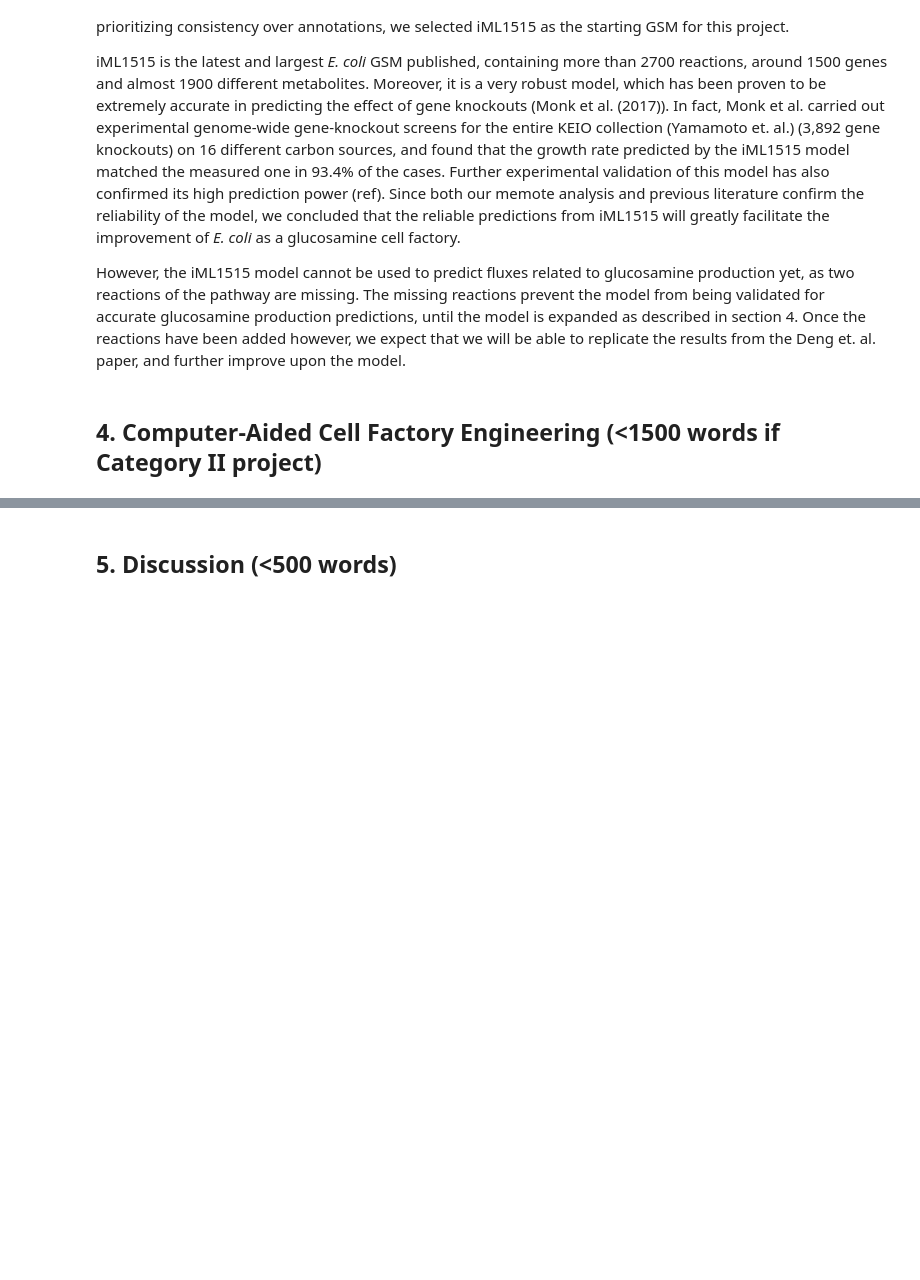
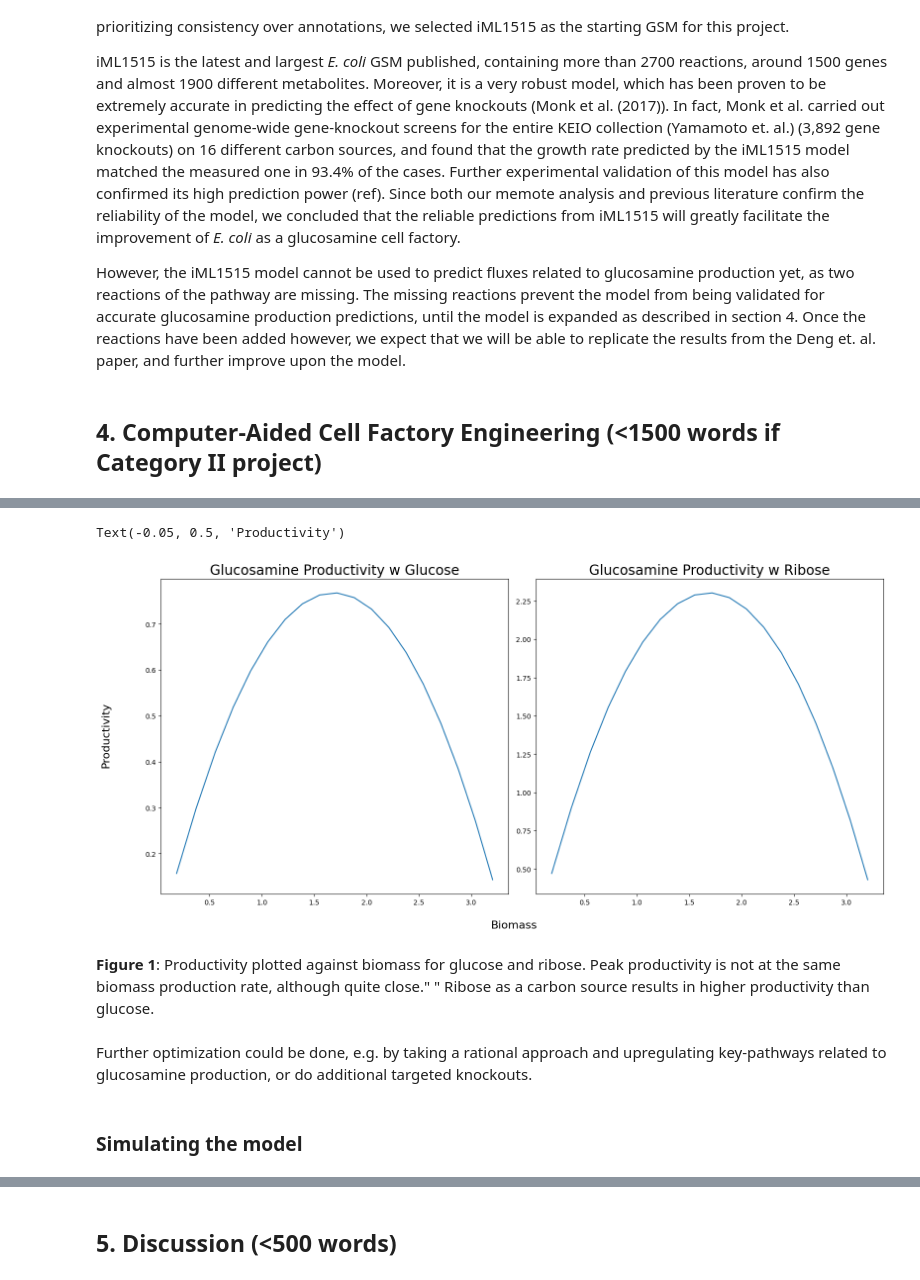
Before and after one commit to 27410/27410-group-assigment-group-13-glucosamine-in-e-coli, a Jupyter notebook: Report.ipynb, the cells around one changed output, grey strips where cells are left out. Drawn from its saved outputs; the diff is of its cells as text; code cells hidden in the pictures; blank space fills up the shorter version.

```diff
--- a/Report.ipynb
+++ b/Report.ipynb
@@ -157,0 +235,50 @@ model_ov
+# %%
+x=[]
+y=[]
+z=[]
+k=[]
+m=[]
+Biomass=[]
+Productivity1=[]
+Productivity2=[]
+Glucosamine=[]
+optimum_value=[]
+with model:
+    model.objective = "EX_acgam_e"
+    optimum=model.optimize().objective_value
+    i=0.05
+    while i<1:
+        FVA=flux_variability_analysis(model,model.reactions.BIOMASS_Ec_iML1515_core_75p37M,fraction_of_optimum=i)
+        Biomass.append(FVA.maximum.item())
+        Productivity1.append(-i*optimum*FVA.maximum.item()/model.optimize().fluxes['EX_glc__D_e'])
+        Productivity2.append(-i*optimum*FVA.maximum.item()/model.optimize().fluxes['EX_rib__D_e'])
+        Glucosamine.append(i*optimum)
+        optimum_value.append(i)
+        i+=0.05
+    x.append(Biomass)
+    y.append(Productivity1)
+    z.append(Glucosamine)
+    k.append(optimum_value)
+    m.append(Productivity2)
+# %%
+fig, (ax1, ax2) = plt.subplots(1, 2, constrained_layout=True, figsize=(15, 7))
+for i in range (0,len(y)):
+    ax1.plot(x[i],y[i])
+
+for i in range (0,len(y)):
+    ax2.plot(x[i],m[i])
+
+ax1.set_title("Glucosamine Productivity w Glucose", fontsize=20)
+ax2.set_title("Glucosamine Productivity w Ribose", fontsize=20)
+fig.text(0.5, -0.05, 'Biomass', ha='center', va='center', fontsize=16)
+fig.text(-0.05, 0.5, 'Productivity', ha='center', va='center', rotation='vertical', fontsize=16)
+# %% [output]
+Text(-0.05, 0.5, 'Productivity')
+[figure, added]
+# %% [markdown]
+**Figure 1**: Productivity plotted against biomass for glucose and ribose. Peak productivity is not at the same biomass production rate, although quite close."
+            " Ribose as a carbon source results in higher productivity than glucose.
+# %% [markdown]
+Further optimization could be done, e.g. by taking a rational approach and upregulating key-pathways related to glucosamine production, or do additional targeted knockouts.
+# %% [markdown]
+### Simulating the model
```
Also changed, not shown: parts of 18 cells of this notebook.
